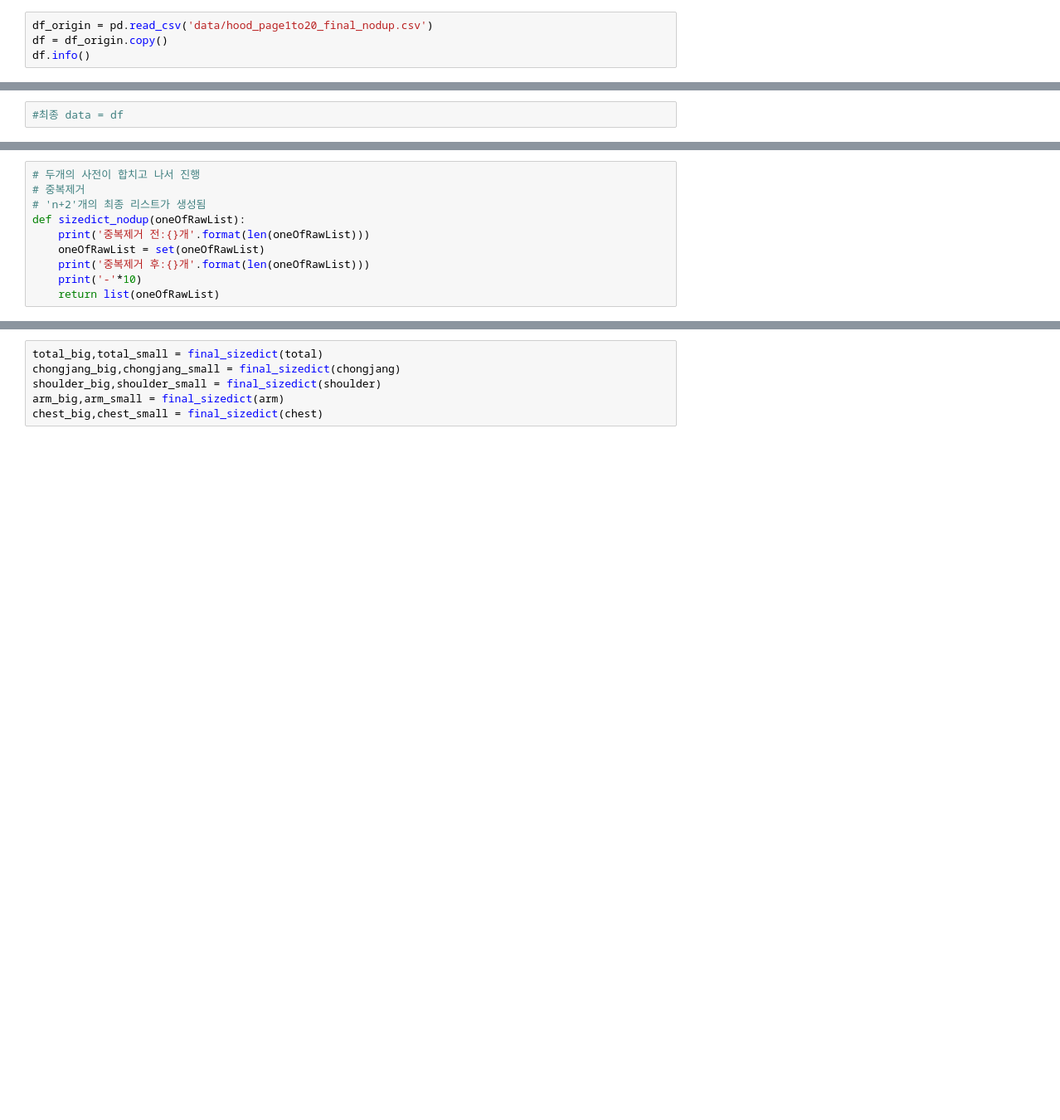
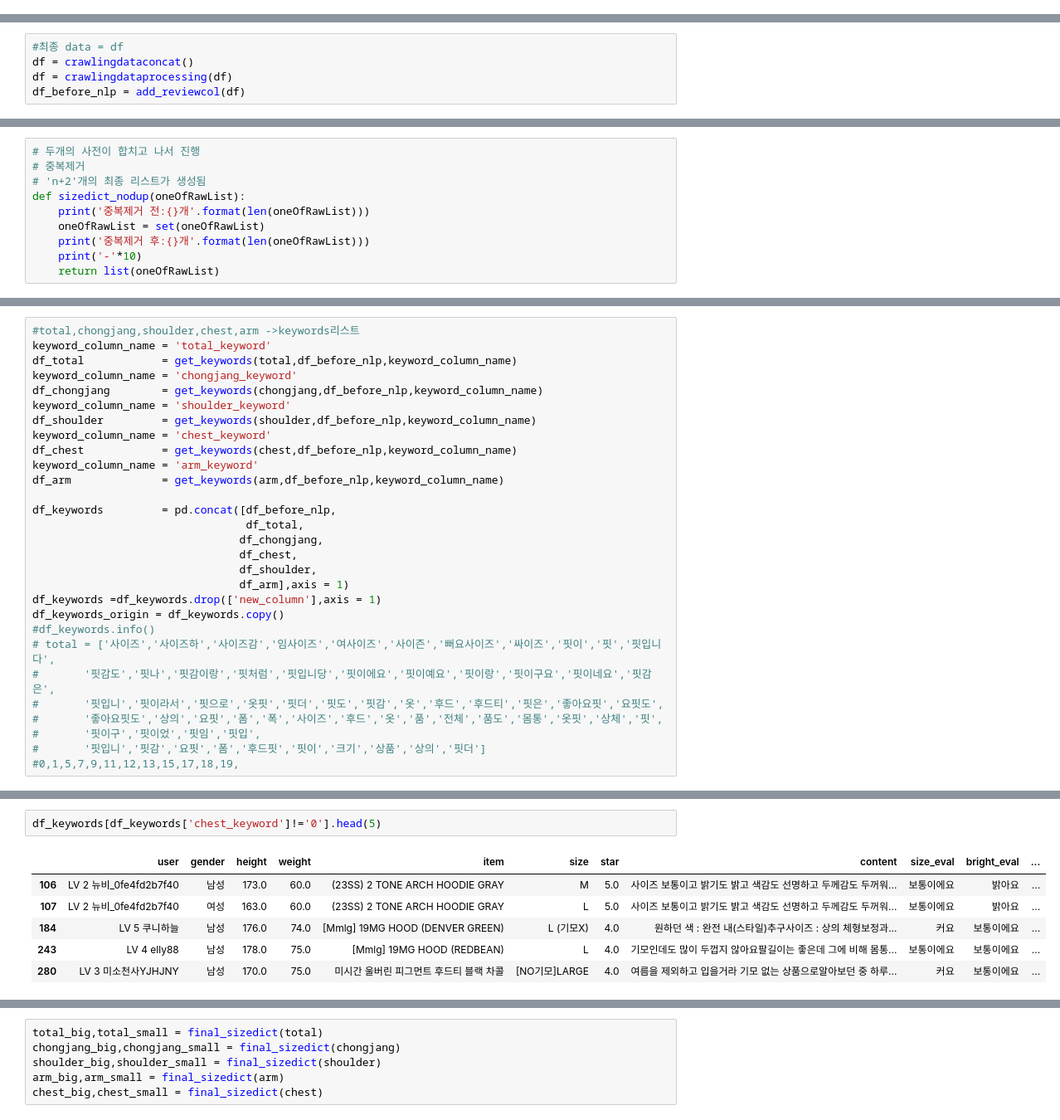
Before and after one commit to Park-taenam/BOAZ, a Jupyter notebook: jueun/dataProcessing.ipynb, the cells around one changed output, grey strips where cells are left out. Shown at 83% size. Saved outputs shown, nothing was run; the diff lists cells and outputs as text; blank space fills up the shorter version.

```diff
--- a/jueun/dataProcessing.ipynb
+++ b/jueun/dataProcessing.ipynb
@@ -26,4 +49,0 @@ matplotlib.rcParams['axes.unicode_minus'] =False
-# %%
-df_origin = pd.read_csv('data/hood_page1to20_final_nodup.csv')
-df = df_origin.copy()
-df.info()
@@ -194,2 +129,5 @@ df shape:(20037, 18)
 # %%
 #최종 data = df
+df = crawlingdataconcat()
+df = crawlingdataprocessing(df)
+df_before_nlp = add_reviewcol(df)
@@ -313,0 +287,29 @@ big = sizedict_nodup(big)
+# %%
+#total,chongjang,shoulder,chest,arm ->keywords리스트
+keyword_column_name = 'total_keyword'
+df_total            = get_keywords(total,df_before_nlp,keyword_column_name)
+keyword_column_name = 'chongjang_keyword'
+df_chongjang        = get_keywords(chongjang,df_before_nlp,keyword_column_name)
+keyword_column_name = 'shoulder_keyword'
+df_shoulder         = get_keywords(shoulder,df_before_nlp,keyword_column_name)
+keyword_column_name = 'chest_keyword'
+df_chest            = get_keywords(chest,df_before_nlp,keyword_column_name)
+keyword_column_name = 'arm_keyword'
+df_arm              = get_keywords(arm,df_before_nlp,keyword_column_name)
+
+df_keywords         = pd.concat([df_before_nlp,
+                                 df_total,
+                                df_chongjang,
+                                df_chest,
+                                df_shoulder,
+                                df_arm],axis = 1)
+df_keywords =df_keywords.drop(['new_column'],axis = 1)
+df_keywords_origin = df_keywords.copy()
+#df_keywords.info()
+# total = ['사이즈','사이즈하','사이즈감','임사이즈','여사이즈','사이즌','뻐요사이즈','싸이즈','핏이','핏','핏입니다',
+#       '핏감도','핏나','핏감이랑','핏처럼','핏입니당','핏이에요','핏이예요','핏이랑','핏이구요','핏이네요','핏감은',
+#       '핏입니','핏이라서','핏으로','옷핏','핏더','핏도','핏감','옷','후드','후드티','핏은','좋아요핏','요핏도',
+#       '좋아요핏도','상의','요핏','폼','폭','사이즈','후드','옷','품','전체','품도','몸통','옷핏','상체','핏',
+#       '핏이구','핏이었','핏임','핏입',
+#       '핏입니','핏감','요핏','폼','후드핏','핏이','크기','상품','상의','핏더']
+#0,1,5,7,9,11,12,13,15,17,18,19,
@@ -313,0 +348,9 @@ big = sizedict_nodup(big)
+# %%
+df_keywords[df_keywords['chest_keyword']!='0'].head(5)
+# %% [output]
+|  | user | gender | height | weight | item | size | star | content | size_eval | bright_eval | ... |
+| 106 | LV 2 뉴비_0fe4fd2b7f40 | 남성 | 173.0 | 60.0 | (23SS) 2 TONE ARCH HOODIE GRAY | M | 5.0 | 사이즈 보통이고 밝기도 밝고 색감도 선명하고 두께감도 두꺼워... | 보통이에요 | 밝아요 | ... |
+| 107 | LV 2 뉴비_0fe4fd2b7f40 | 여성 | 163.0 | 60.0 | (23SS) 2 TONE ARCH HOODIE GRAY | L | 5.0 | 사이즈 보통이고 밝기도 밝고 색감도 선명하고 두께감도 두꺼워... | 보통이에요 | 밝아요 | ... |
+| 184 | LV 5 쿠니하늘 | 남성 | 176.0 | 74.0 | [Mmlg] 19MG HOOD (DENVER GREEN) | L (기모X) | 4.0 | 원하던 색 : 완전 내(스타일)추구사이즈 : 상의 체형보정과... | 커요 | 보통이에요 | ... |
+| 243 | LV 4 elly88 | 남성 | 178.0 | 75.0 | [Mmlg] 19MG HOOD (REDBEAN) | L | 4.0 | 기모인데도 많이 두껍지 않아요팔길이는 좋은데 그에 비해 몸통... | 보통이에요 | 보통이에요 | ... |
+| 280 | LV 3 미소천사YJHJNY | 남성 | 170.0 | 75.0 | 미시간 울버린 피그먼트 후드티 블랙 차콜 | [NO기모]LARGE | 4.0 | 여름을 제외하고 입을거라 기모 없는 상품으로알아보던 중 하루... | 커요 | 보통이에요 | ... |
```
Also changed, not shown: parts of 47 cells of this notebook, 1 other file.
